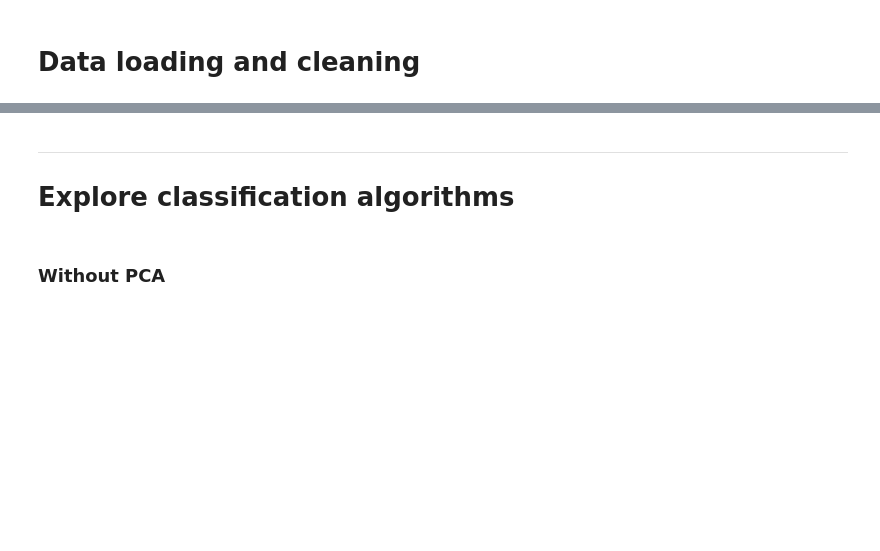
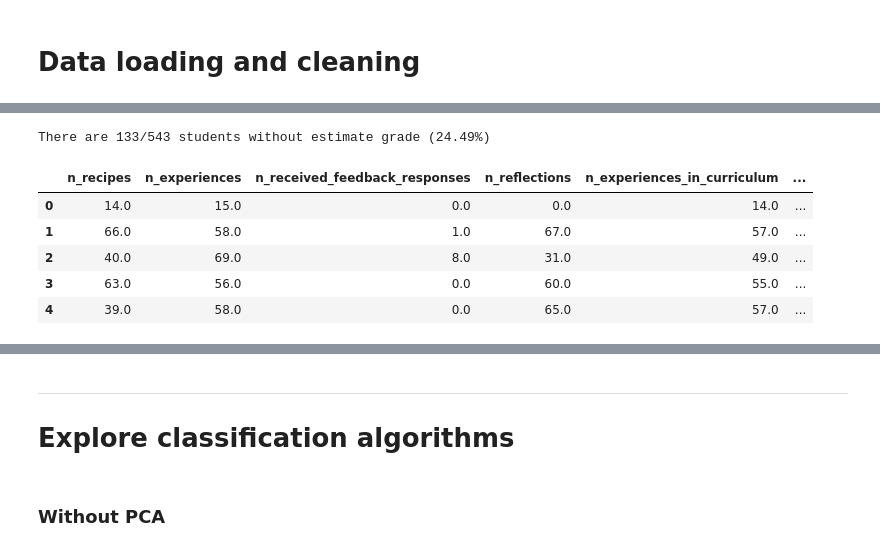
Before and after one commit to pietroairaghi/dualt_analysis, a Jupyter notebook: notebooks/best_classificator_users.ipynb, the cells around one changed output, grey strips where cells are left out. Drawn from its saved outputs; the diff is of its cells as text; code cells hidden in the pictures; blank space fills up the shorter version.

```diff
--- a/notebooks/best_classificator_users.ipynb
+++ b/notebooks/best_classificator_users.ipynb
@@ -49 +43,9 @@ students.head()
+# %%
+students_wo_grades = students[students[['E_grade']].isnull().any(axis=1)]
+with_null = len(students_wo_grades)
+print(f'There are {with_null}/{len(students)} students without estimate grade ({round(with_null/len(students)*100,2)}%)')
+
+students.drop(students_wo_grades.index, axis=0, inplace=True)
+# %% [output]
+There are 133/543 students without estimate grade (24.49%)
 # %%
@@ -51,6 +54,15 @@ exclude_cols = ['us_user','user_name','user_email','start_semester','archived','
 exclude_cols += ['n_activities_school_year_1','n_activities_school_year_2','n_activities_school_year_3']
 exclude_cols += ['n_in_curriculum_semester1','n_in_curriculum_semester2','n_in_curriculum_semester3','n_in_curriculum_semester4','n_in_curriculum_semester5']
 features = list(set(students.columns) - set(exclude_cols))
+# %%
+students[features+['E_grade']].head()
+# %% [output]
+|  | n_recipes | n_experiences | n_received_feedback_responses | n_reflections | n_experiences_in_curriculum | ... |
+| 0 | 14.0 | 15.0 | 0.0 | 0.0 | 14.0 | ... |
+| 1 | 66.0 | 58.0 | 1.0 | 67.0 | 57.0 | ... |
+| 2 | 40.0 | 69.0 | 8.0 | 31.0 | 49.0 | ... |
+| 3 | 63.0 | 56.0 | 0.0 | 60.0 | 55.0 | ... |
+| 4 | 39.0 | 58.0 | 0.0 | 65.0 | 57.0 | ... |
 # %%
 fig = students[features].boxplot(figsize=(18,10),grid=True, rot=90, fontsize=15)
 # %% [output]
```
Also changed, not shown: parts of 19 cells of this notebook, 31 other files.
